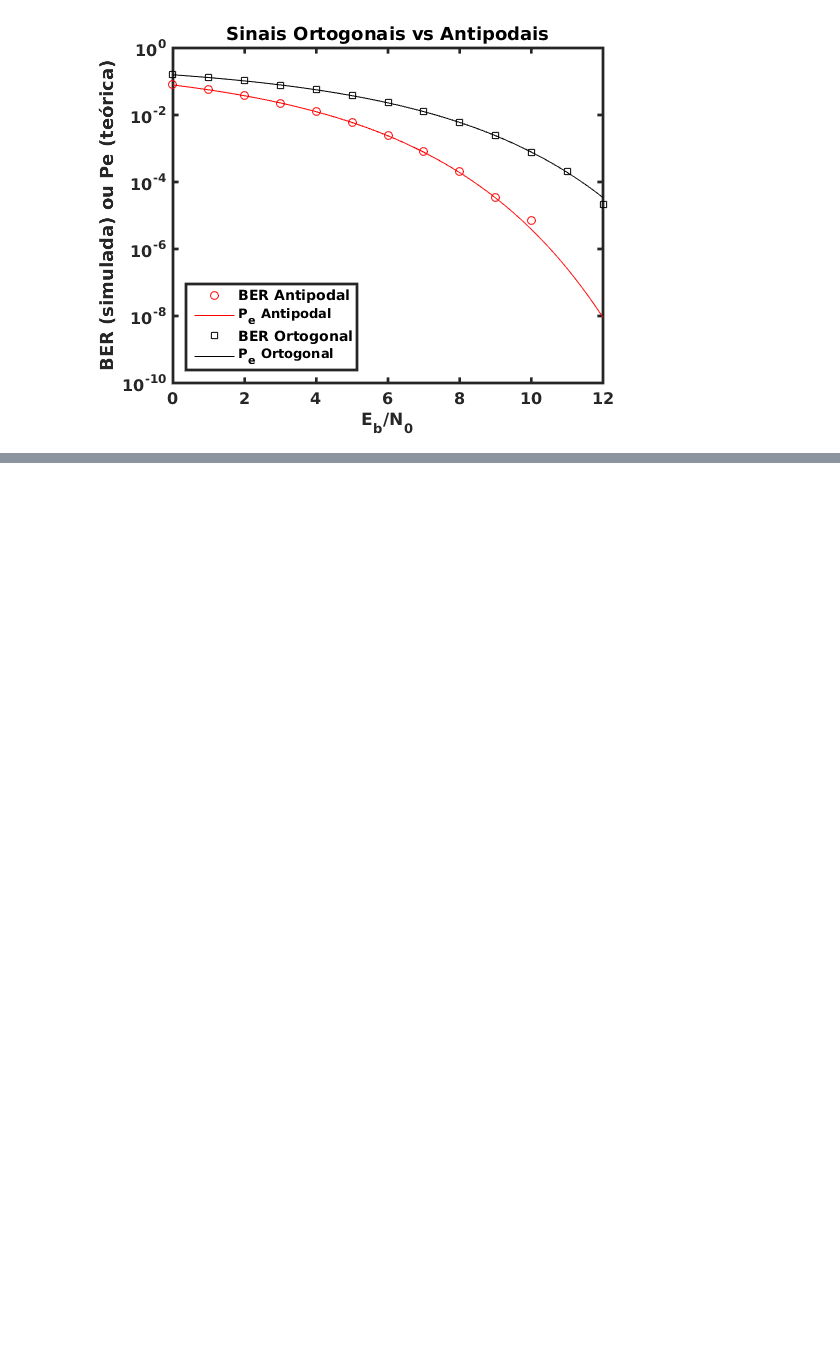
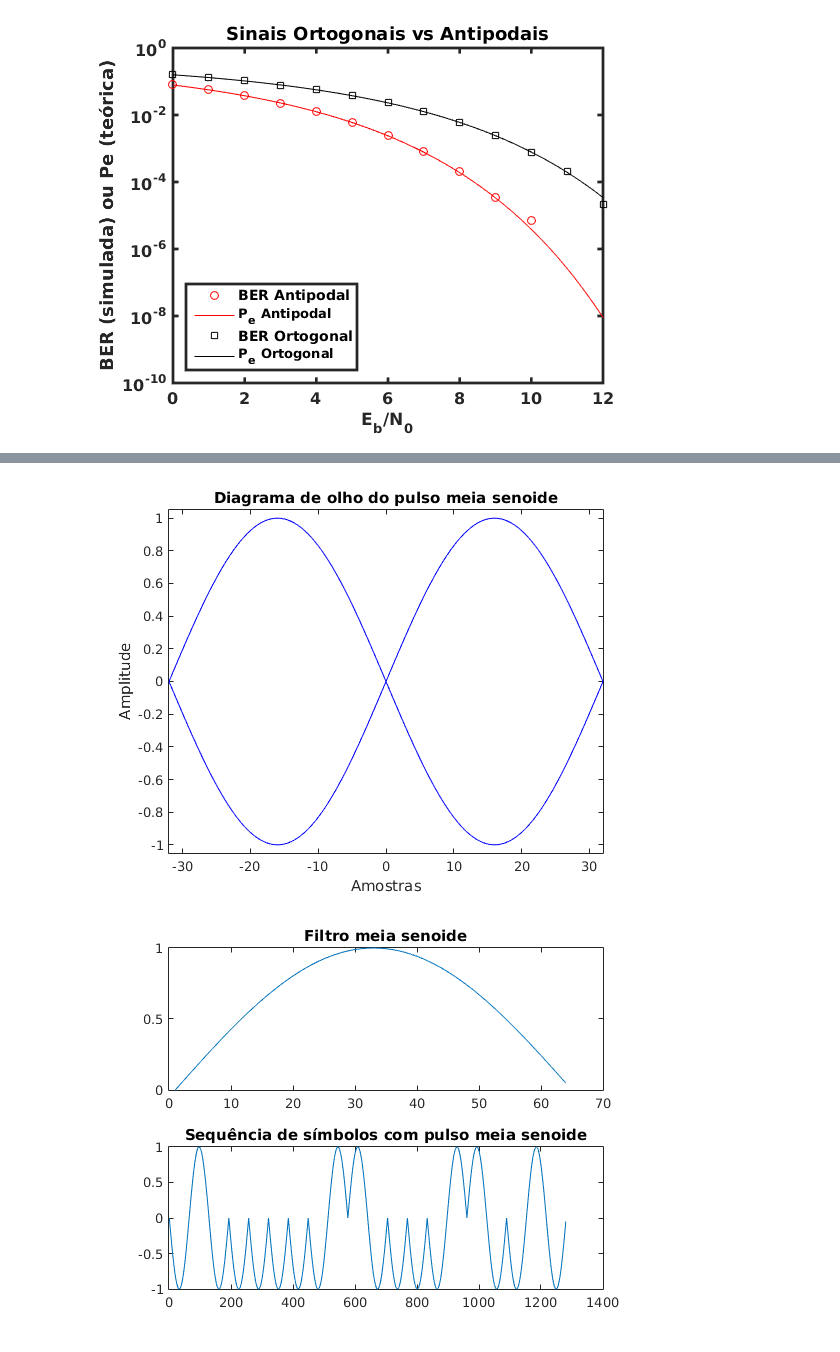
Before and after one commit to josemcast/DCO2004_LabPSC, a Jupyter notebook: h09.ipynb, the cells around one changed output, grey strips where cells are left out. Drawn from its saved outputs; the diff is of its cells as text; code cells hidden in the pictures; blank space fills up the shorter version.

```diff
--- a/h09.ipynb
+++ b/h09.ipynb
@@ -1237,0 +1266,76 @@ Dados digitais posssuem um espectro amplo com um conteúdo de baixa frequência
+# %%
+close all;clc;clear all;
+% Parâmetros
+peSim = 64;                                        % Período do símbolo (amostras/símbolo)
+nsCL = 4;                                          % Número de símbolos o cosseno levantado se espalhará (ISI)
+roff = 0.25;                                       % Fator de decaimento do cosseno levantado
+nSimbs = 400;                                      % Número de símbolos transmitidos
+vtSim = 2*randi([0 1], 1, nSimbs)-1;               % Símbolos
+dup = upsample(vtSim,peSim);                       % Símbolos (superamostragem)
+hrc = rcosfir(roff, nsCL, peSim,1,'normal');       % Cosseno levantado
+yrcosAll = conv(dup,hrc);                          % Símbolos transmitidos com o cosseno levantado
+yrcos = yrcosAll(2*nsCL*peSim:end-2*nsCL*peSim+1); % Trem de pulso cosseno levantado
+% Configuração dos gráficos no tempo
+nSim2Plot = 20;                                    % Número de símbolos para o gráfico no tempo
+% gráfico pulso cosseno levantado
+subplot(3,1,1);
+plot(hrc);
+title('Filtro cosseno levantado');
+subplot(3,1,2);
+plot(yrcosAll(1:nSim2Plot*peSim));
+title('Sequência de símbolos com pulso cosseno levantado');
+axis([0 peSim*nSim2Plot -1.5 1.5]);
+subplot(3,1,3);
+nRC = length(hrc);
+t = 1: nRC;
+for ik = 1:nSim2Plot
+    plot(t + (ik-1)*peSim,vtSim(ik)*hrc);
+    hold all;
+end
+axis([0 peSim*nSim2Plot -1 1]);
+title('Ilustração da ISI com pulso cosseno levantado');
+% Diagrama de olho
+eyediagram(yrcos, 2*peSim,peSim);                  % Diagrama de olho do cosseno levantado
+title('Diagrama de olho do pulso cosseno levantado');
+%
+% Pulso retangular
+hT = ones(1, peSim);   % Pulso retangular do transmissor (NRZ)
+% Aplicando o pulso a sequência de símbolos
+ynrzAll = conv(dup,hT);                            % Símbolos transmitidos com pulso retangular
+ynrz = ynrzAll(1:end-peSim+1);                     % retira o último símbolo
+% gráfico pulso rentangular
+figure;
+subplot(2,1,1);
+thT = [-peSim/2:peSim/2-1];
+stairs([thT(1)-1 thT thT(end)+1],[0 hT 0]);
+title('Filtro retangular');
+subplot(2,1,2);                                    % Número de símbolos para o gráfico no tempo
+plot(ynrzAll(1:nSim2Plot*peSim));
+title('Sequência de símbolos com pulso retangular');
+% Diagrama de olho
+eyediagram(ynrz, 2*peSim,peSim);                   % Diagrama de olho do cosseno levantado
+title('Diagrama de olho do pulso rentagular');
+xlabel('Amostras');
+ylabel('Amplitude');
+%
+% Pulso meia senoide
+hSin = sin(pi*[0:peSim-1]/peSim);   % Pulso meia senoide
+% Aplicando o pulso a sequência de símbolos
+ysinAll = conv(dup,hSin);                          % Símbolos transmitidos com pulso meia senoide
+ysin = ysinAll(1:end-peSim+1);                     % retira o último símbolo
+% gráfico pulso meia senoide
+figure;
+subplot(2,1,1);
+plot(hSin);
+title('Filtro meia senoide');
+subplot(2,1,2);                                    % Número de símbolos para o gráfico no tempo
+plot(ysinAll(1:nSim2Plot*peSim));
+title('Sequência de símbolos com pulso meia senoide');
+% Diagrama de olho
+eyediagram(ysin, 2*peSim,peSim);                   % Diagrama de olho do pulso meia senoide
+title('Diagrama de olho do pulso meia senoide');
+xlabel('Amostras');
+ylabel('Amplitude');
+# %% [output]
+[figure, added]
+[figure, added]
```
Also changed, not shown: parts of 14 cells of this notebook.
